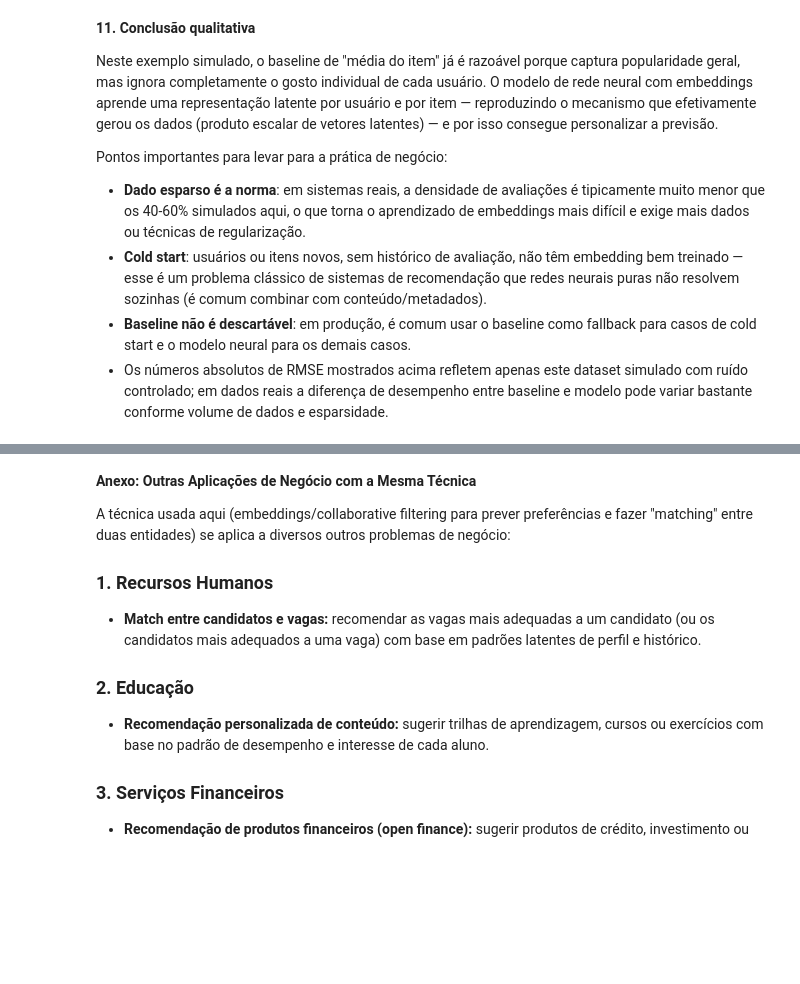
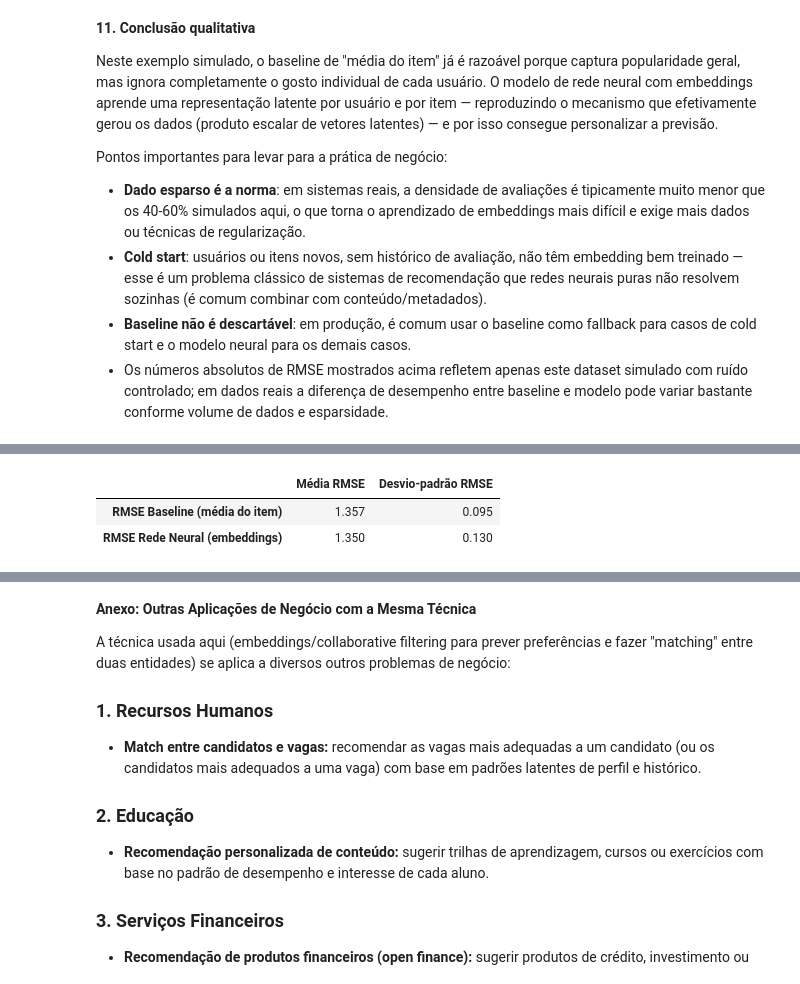
Before and after one commit to leorfarias81/FGV-aulas, a Jupyter notebook: aplicacoes-de-negocio/02-sistema-recomendacao.ipynb, the cells around one changed output, grey strips where cells are left out. Drawn from its saved outputs; the diff is of its cells as text; code cells hidden in the pictures; blank space fills up the shorter version.

```diff
--- a/aplicacoes-de-negocio/02-sistema-recomendacao.ipynb
+++ b/aplicacoes-de-negocio/02-sistema-recomendacao.ipynb
@@ -335,0 +463,10 @@ Pontos importantes para levar para a prática de negócio:
+# %%
+resumo_seeds = df_resultados_seeds[[
+    'RMSE Baseline (média do item)', 'RMSE Rede Neural (embeddings)'
+]].agg(['mean', 'std']).T
+resumo_seeds.columns = ['Média RMSE', 'Desvio-padrão RMSE']
+resumo_seeds
+# %% [output]
+|  | Média RMSE | Desvio-padrão RMSE |
+| RMSE Baseline (média do item) | 1.357 | 0.095 |
+| RMSE Rede Neural (embeddings) | 1.350 | 0.130 |
```
Also changed, not shown: parts of 8 cells of this notebook, 10 other files.
